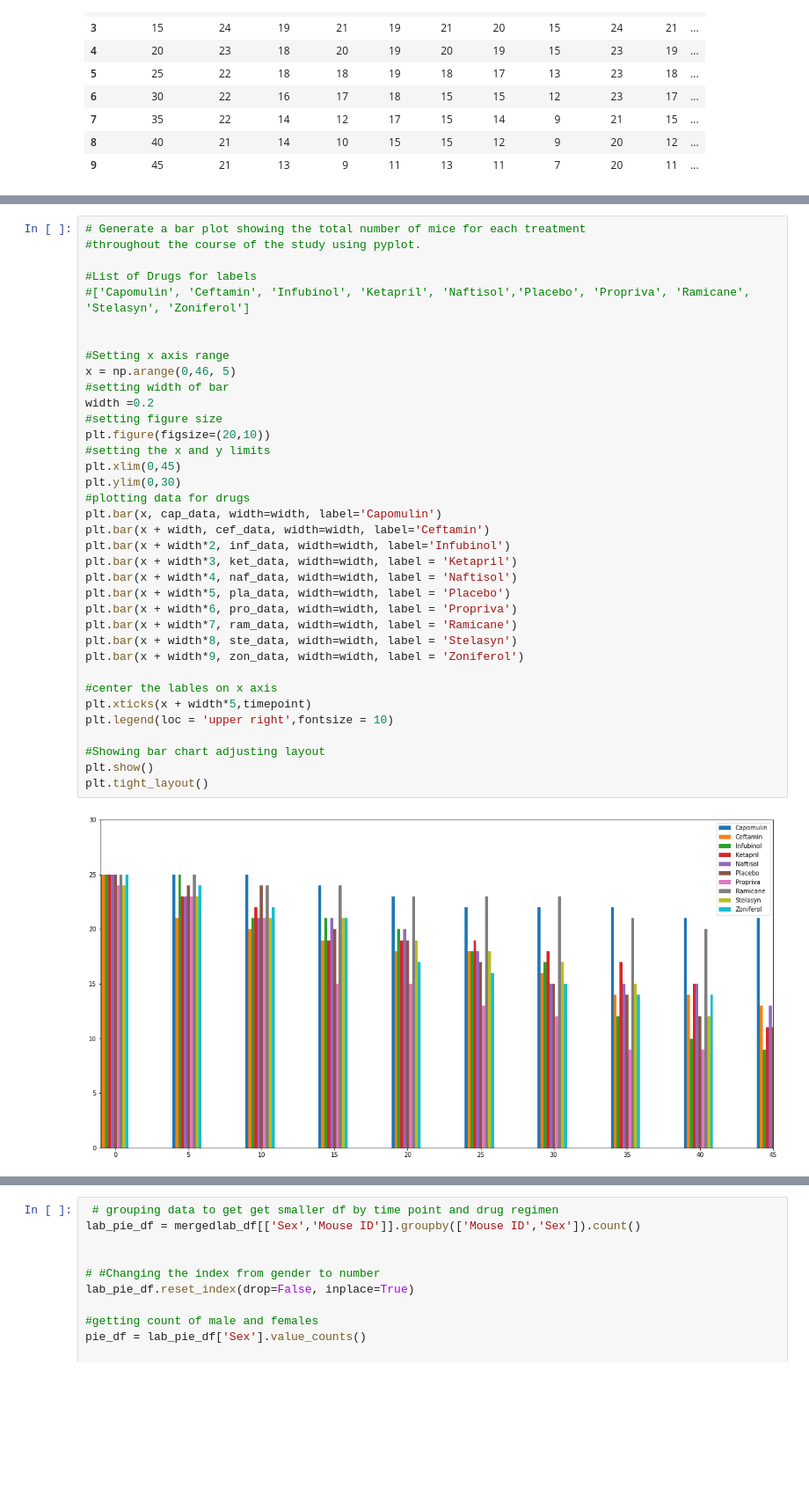
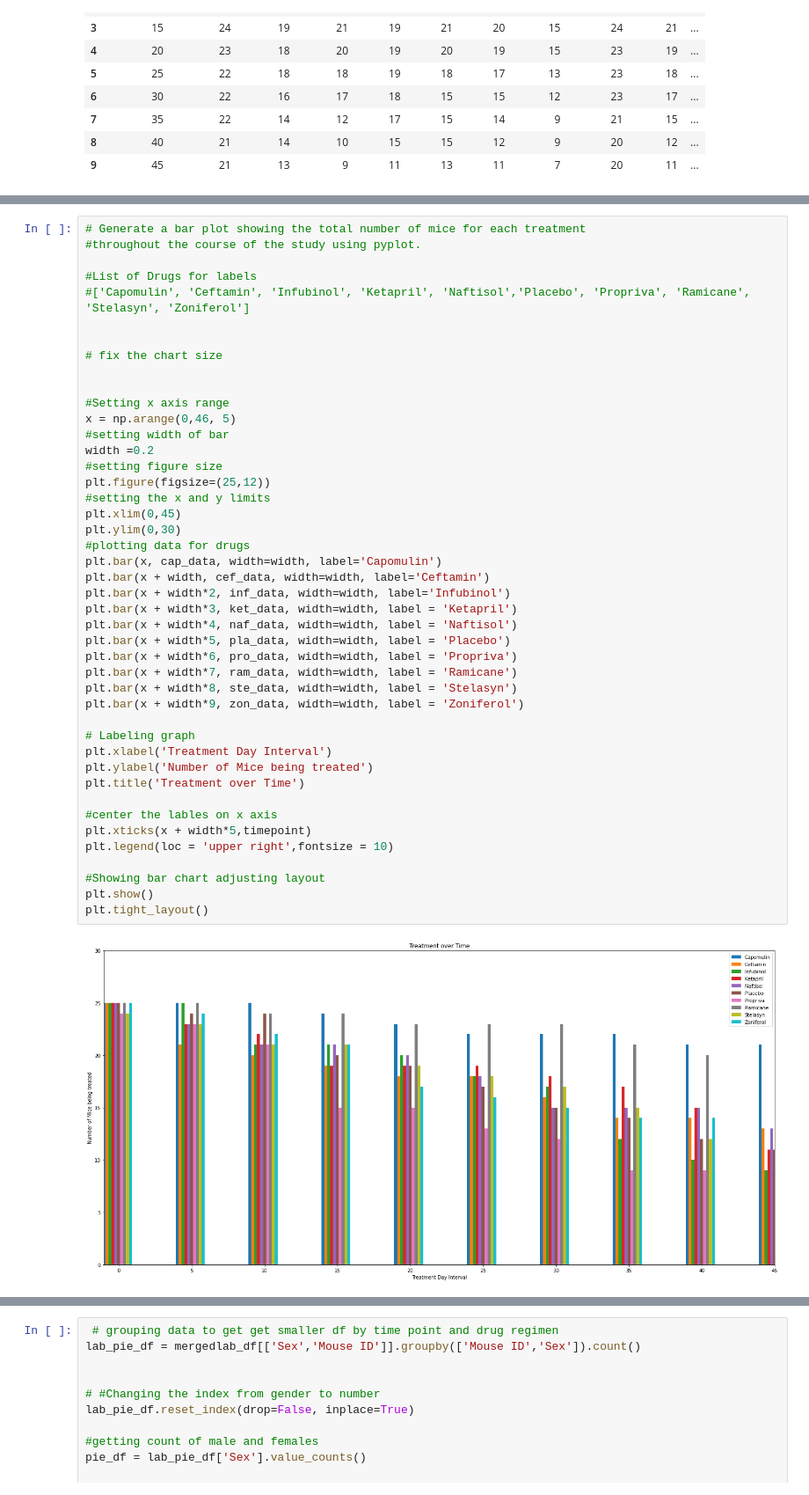
Before and after one commit to samuelokunola326/Matplotlib-Challenge, a Jupyter notebook: Matplotlib_Pymaceuticals.ipynb, the cells around one changed output, grey strips where cells are left out. Shown: that part at 88% size. Cells and saved outputs as stored; diff of their text form; blank space fills up the shorter version.

```diff
--- a/Matplotlib_Pymaceuticals.ipynb
+++ b/Matplotlib_Pymaceuticals.ipynb
@@ -325,36 +289,44 @@ plt.tight_layout()
 #['Capomulin', 'Ceftamin', 'Infubinol', 'Ketapril', 'Naftisol','Placebo', 'Propriva', 'Ramicane', 'Stelasyn', 'Zoniferol']
 
 
+# fix the chart size
+
+
 #Setting x axis range
 x = np.arange(0,46, 5)
 #setting width of bar
 width =0.2
 #setting figure size
-plt.figure(figsize=(20,10))
+plt.figure(figsize=(25,12))
 #setting the x and y limits
 plt.xlim(0,45)
 plt.ylim(0,30)
 #plotting data for drugs
 plt.bar(x, cap_data, width=width, label='Capomulin')
 plt.bar(x + width, cef_data, width=width, label='Ceftamin')
 plt.bar(x + width*2, inf_data, width=width, label='Infubinol')
 plt.bar(x + width*3, ket_data, width=width, label = 'Ketapril')
 plt.bar(x + width*4, naf_data, width=width, label = 'Naftisol')
 plt.bar(x + width*5, pla_data, width=width, label = 'Placebo')
 plt.bar(x + width*6, pro_data, width=width, label = 'Propriva')
 plt.bar(x + width*7, ram_data, width=width, label = 'Ramicane')
 plt.bar(x + width*8, ste_data, width=width, label = 'Stelasyn')
 plt.bar(x + width*9, zon_data, width=width, label = 'Zoniferol')
 
+# Labeling graph
+plt.xlabel('Treatment Day Interval')
+plt.ylabel('Number of Mice being treated')
+plt.title('Treatment over Time')
+
 #center the lables on x axis
 plt.xticks(x + width*5,timepoint)
 plt.legend(loc = 'upper right',fontsize = 10)
 
 #Showing bar chart adjusting layout
 plt.show()
 plt.tight_layout()
 # %% [output]
-[figure, old version]
+[figure, new version]
 <Figure size 432x288 with 0 Axes>
 # %%
  # grouping data to get get smaller df by time point and drug regimen
```
Also changed, not shown: parts of 4 cells of this notebook.
